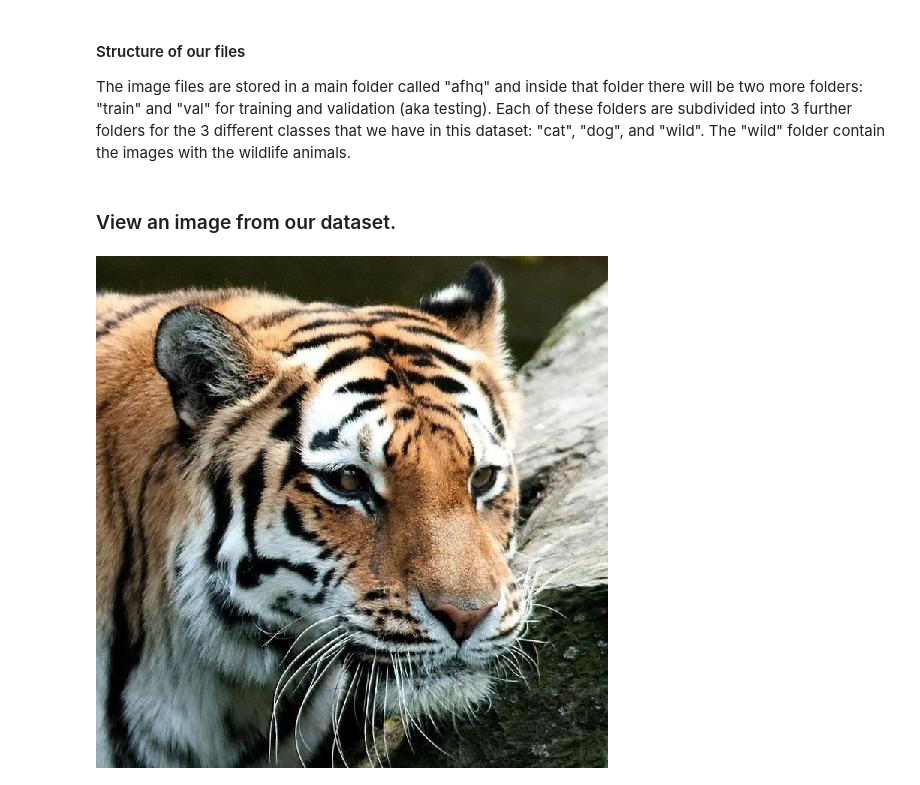
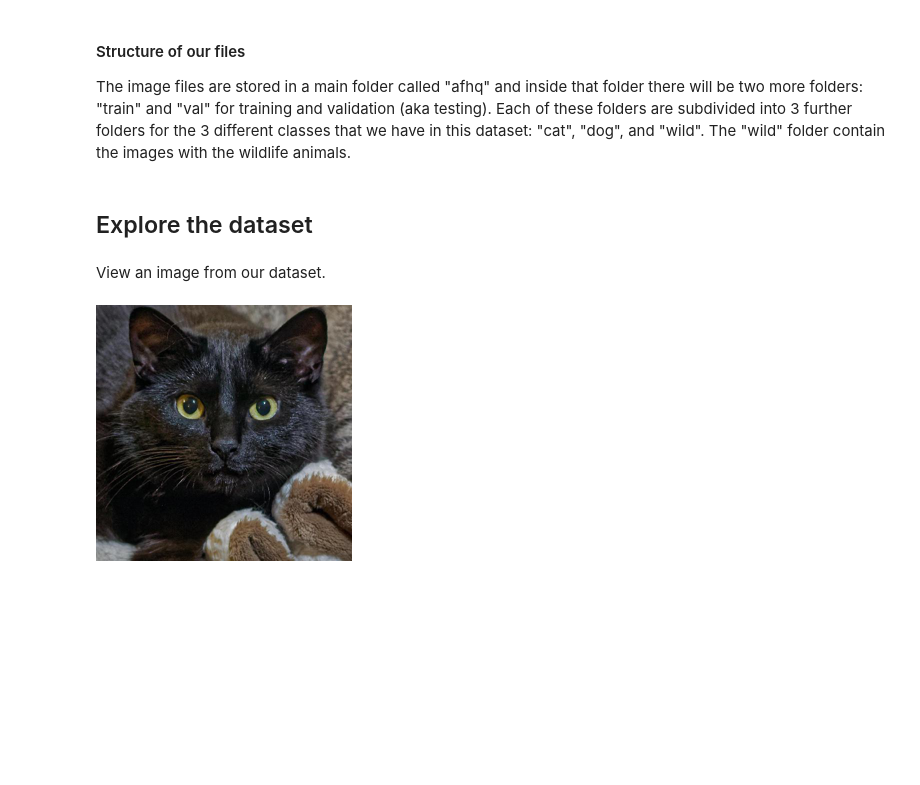
Before and after one commit to malikkotb/Seminar_SS23, a Jupyter notebook: Image_Classification_CNN.ipynb, the cells around one changed output. Cells and saved outputs as stored; diff of their text form; code cells hidden in the pictures; blank space fills up the shorter version.

```diff
--- a/Image_Classification_CNN.ipynb
+++ b/Image_Classification_CNN.ipynb
@@ -69,16 +81,18 @@ Die letzten 5000 Zeilen der Streamingausgabe wurden abgeschnitten.
 # %% [markdown]
 #### Structure of our files
 The image files are stored in a main folder called "afhq" and inside that folder there will be two more folders: "train" and "val" for training and validation (aka testing). Each of these folders are subdivided into 3 further folders for the 3 different classes that we have in this dataset: "cat", "dog", and "wild". The "wild" folder contain the images with the wildlife animals.
+# %% [markdown]
+## Explore the dataset
 # %% [markdown]
-### View an image from our dataset.
+View an image from our dataset.
 # %%
 from PIL import Image
 from IPython.display import display
 # %%
 # All images have a prefix of "flickr" or "pixabay", then the corresponding
 # class name (cat, dog, wild) and a number, .. .jpg
-# Display an image:
-with Image.open('/content/afhq/train/wild/flickr_wild_001012.jpg') as im:
-  display(im)
+with Image.open('/content/afhq/train/cat/flickr_cat_000032.jpg') as im:
+  resized_image = im.resize((256,256))  # Resize the image
+  display(resized_image)
 # %% [output]
-[figure, old version]
+[figure, new version]
```
Also changed, not shown: parts of 35 cells of this notebook.
